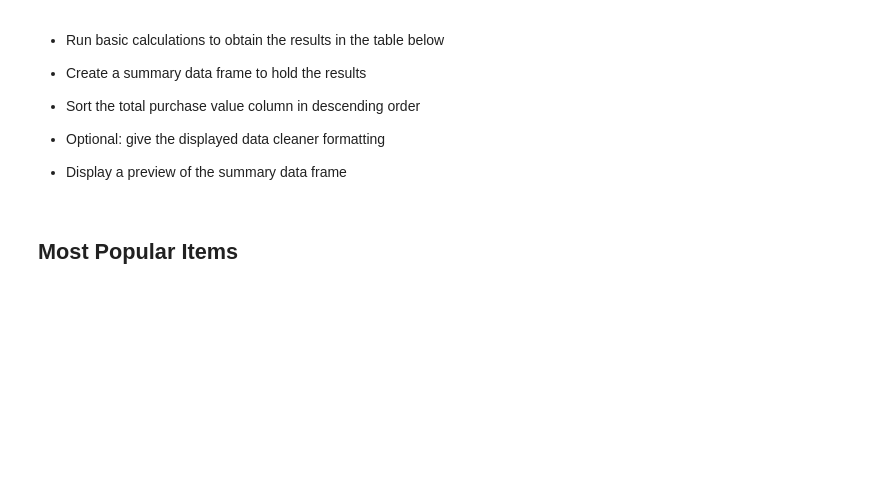
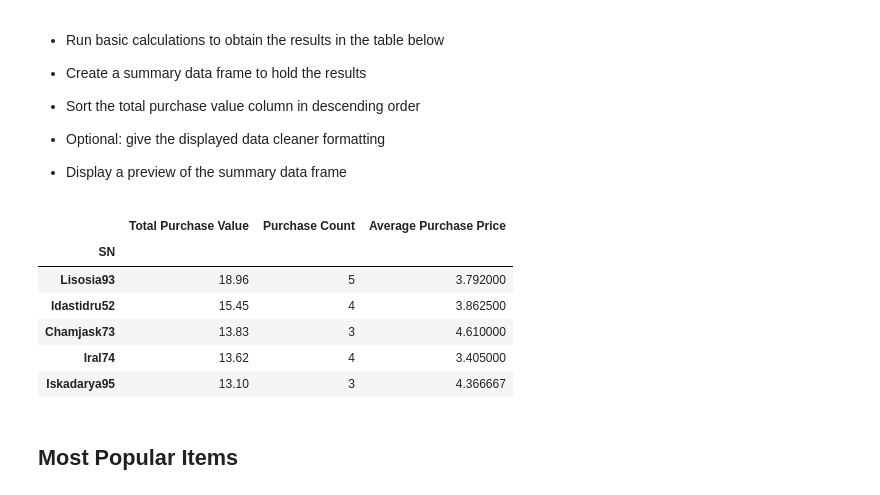
Before and after one commit to maddymcraven/pandas-challenge, a Jupyter notebook: HeroesOfPymoli/HeroesOfPymoli_starter.ipynb, the cells around one changed output. Cells and saved outputs as stored; diff of their text form; code cells hidden in the pictures; blank space fills up the shorter version.

```diff
--- a/HeroesOfPymoli/HeroesOfPymoli_starter.ipynb
+++ b/HeroesOfPymoli/HeroesOfPymoli_starter.ipynb
@@ -254,6 +254,29 @@ age_group
 
 
 * Display a preview of the summary data frame
+# %%
+user_list = purchase_data.groupby('SN')
+users_total_purchase = user_list.sum()['Price']
+users_total_purchase = users_total_purchase.rename('Total Purchase Value')
+
+purchase_count = user_list.size()
+purchase_count = purchase_count.rename('Purchase Count')
+
+#summary = users_total_purchase.concat(purchase_count, axis=0 )
+
+summary = users_total_purchase.to_frame().join(purchase_count.to_frame())
+summary['Average Purchase Price'] = summary['Total Purchase Value']/summary['Purchase Count']
+summary = summary.sort_values('Total Purchase Value', ascending=False)
+top_spenders = summary.head()
+top_spenders
+# %% [output]
+|  | Total Purchase Value | Purchase Count | Average Purchase Price |
+| SN |  |  |  |
+| Lisosia93 | 18.96 | 5 | 3.792000 |
+| Idastidru52 | 15.45 | 4 | 3.862500 |
+| Chamjask73 | 13.83 | 3 | 4.610000 |
+| Iral74 | 13.62 | 4 | 3.405000 |
+| Iskadarya95 | 13.10 | 3 | 4.366667 |
 # %% [markdown]
 ## Most Popular Items
 # %% [markdown]
```
Also changed, not shown: parts of 2 cells of this notebook.
